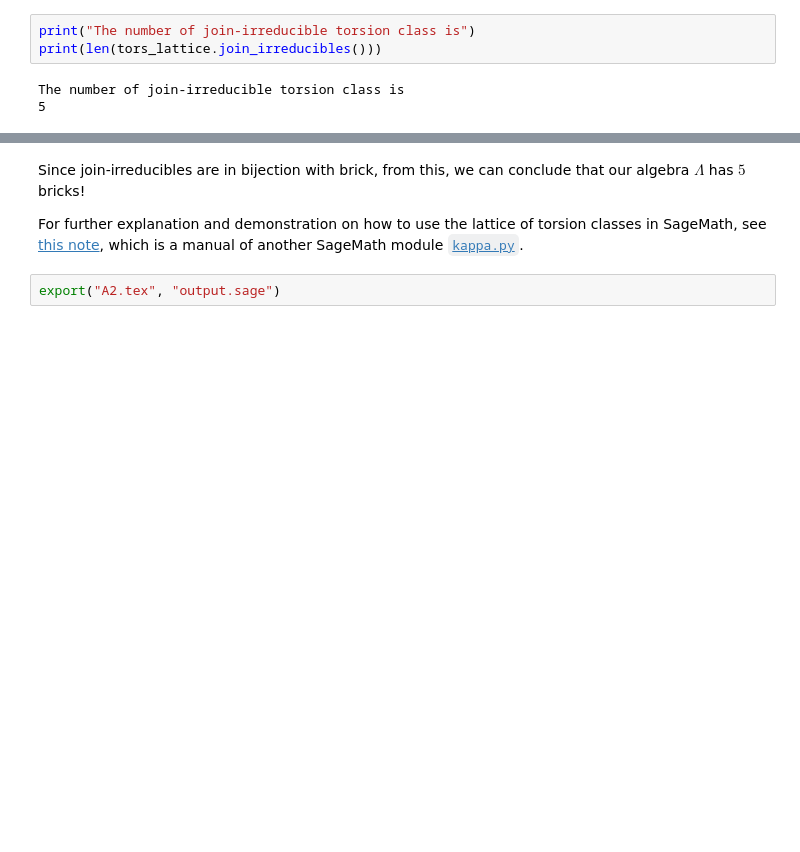
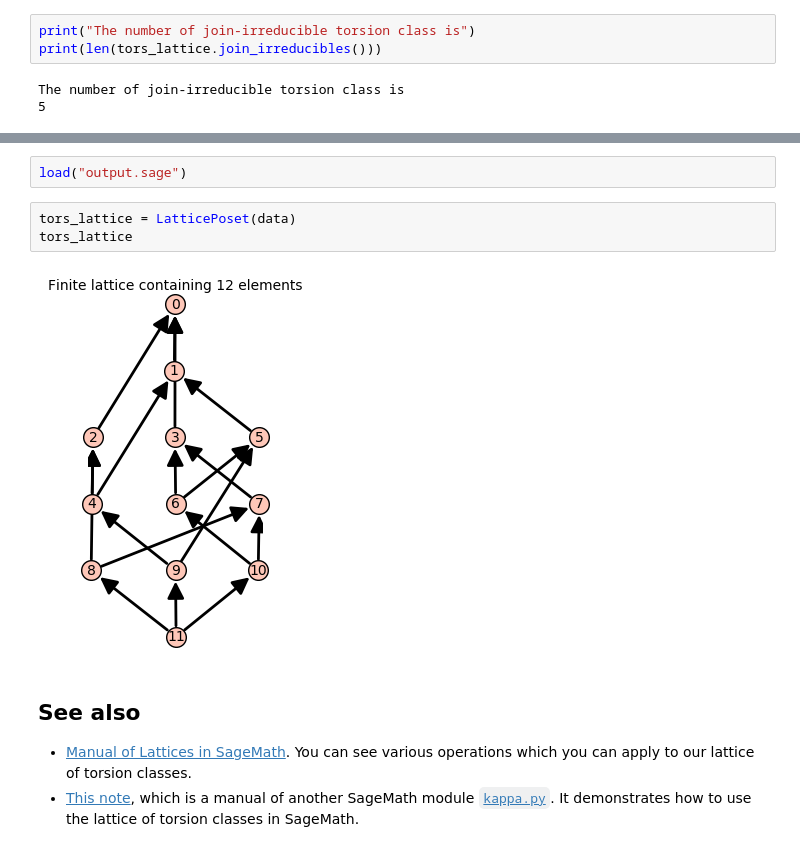
Before and after one commit to haruhisa-enomoto/StringApplet-to-SageMath-converter, a Jupyter notebook: Manual.ipynb, the cells around one changed output, grey strips where cells are left out. Drawn from its saved outputs; the diff is of its cells as text; blank space fills up the shorter version.

```diff
--- a/Manual.ipynb
+++ b/Manual.ipynb
@@ -135,6 +174,12 @@ The number of join-irreducible torsion class is
+# %%
+load("output.sage")
+# %%
+tors_lattice = LatticePoset(data)
+tors_lattice
+# %% [output]
+[figure, added]
 # %% [markdown]
-Since join-irreducibles are in bijection with brick, from this, we can conclude that our algebra $\Lambda$ has $5$ bricks!
+## See also
 
-For further explanation and demonstration on how to use the lattice of torsion classes in SageMath, see [this note](https://nbviewer.jupyter.org/github/haruhisa-enomoto/kappa-map-for-lattices/blob/main/for-rep-theorists.ipynb), which is a manual of another SageMath module [`kappa.py`](https://github.com/haruhisa-enomoto/kappa-map-for-lattices).
+- [Manual of Lattices in SageMath](https://doc.sagemath.org/html/en/reference/combinat/sage/combinat/posets/lattices.html). You can see various operations which you can apply to our lattice of torsion classes.
+- [This note](https://nbviewer.jupyter.org/github/haruhisa-enomoto/kappa-map-for-lattices/blob/main/for-rep-theorists.ipynb), which is a manual of another SageMath module [`kappa.py`](https://github.com/haruhisa-enomoto/kappa-map-for-lattices). It demonstrates how to use the lattice of torsion classes in SageMath.
-# %%
-export("A2.tex", "output.sage")
```
Also changed, not shown: parts of 14 cells of this notebook.
